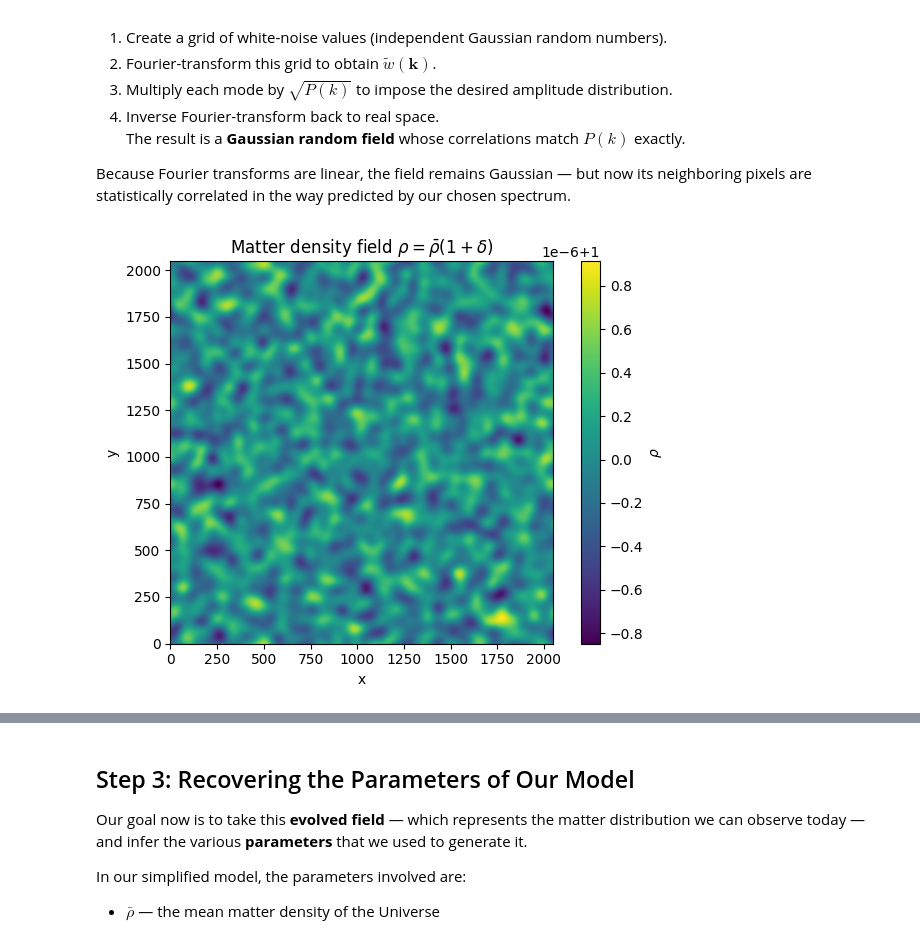
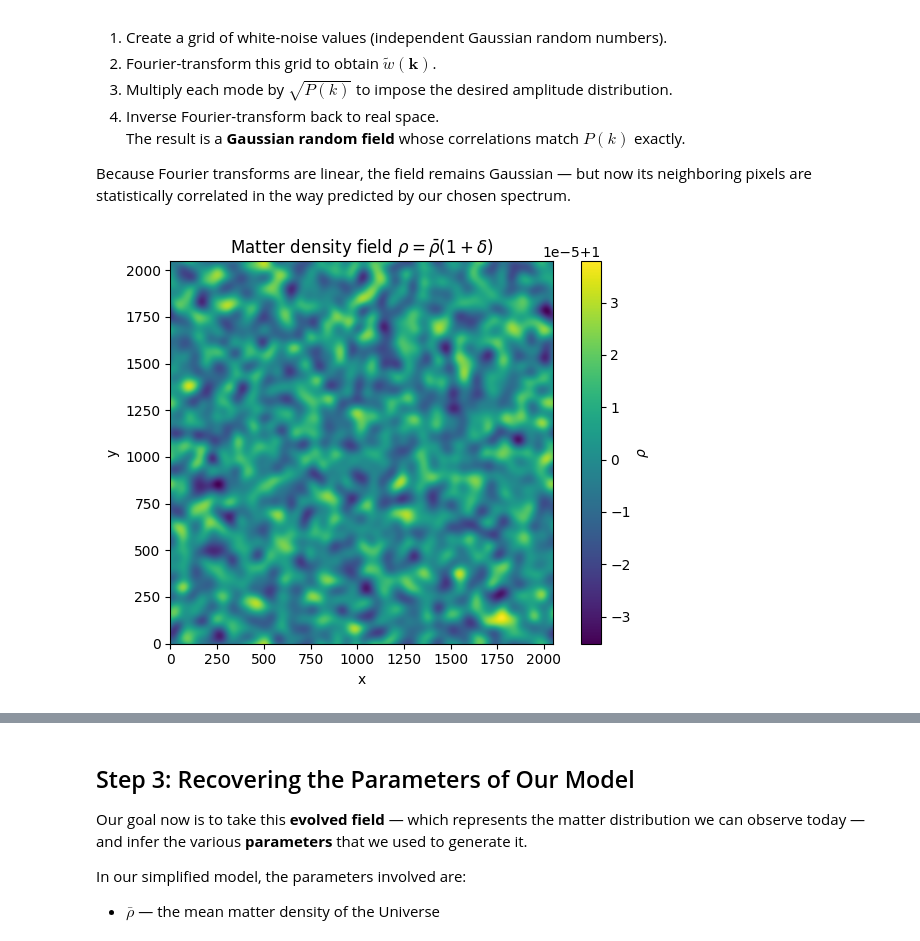
Before and after one commit to Joletaxi19/thesis-desi-cmb-fli, a Jupyter notebook: notebooks/FLI_introduction.ipynb, the cells around one changed output, grey strips where cells are left out. Drawn from its saved outputs; the diff is of its cells as text; code cells hidden in the pictures.

```diff
--- a/notebooks/FLI_introduction.ipynb
+++ b/notebooks/FLI_introduction.ipynb
@@ -153,7 +153,7 @@ import numpy as np
 # ---------------- Parameters ----------------
 L = 1.0  # length of the box side (arbitrary units)
 N = 2048  # number of grid points
-rng = np.random.default_rng(4042)
+rng = np.random.default_rng(4042) # random number generator
 
 # Matter field parameters
 sigma_delta_ini = 1e-5  # standard deviation of initial density contrast δ_ini at z=1000
@@ -166,39 +166,39 @@ A, n, k_c = 1.0, 0.96, 10 * k0  # amplitude, spectral index, cutoff scale
 # ---------------- Fourier grid ----------------
 kx = 2 * np.pi * np.fft.fftfreq(N, d=L / N)
 ky = 2 * np.pi * np.fft.fftfreq(N, d=L / N)
 KX, KY = np.meshgrid(kx, ky, indexing="xy")
 K = np.sqrt(KX**2 + KY**2)
 
 
 def Pk(k, A, n, k_c, L):
     """Toy isotropic power spectrum"""
     k0 = 2 * np.pi / L
     with np.errstate(divide="ignore", invalid="ignore"):
         tilt = np.where(k > 0.0, (k / k0) ** n, 0.0)
     return A * tilt * np.exp(-(k**2) / k_c**2)
 
-
-Pk_grid = sigma_delta_ini**2 * Pk(K, A, n, k_c, L)
-
 # -------- Generate the initial density field -------
 white_noise = rng.normal(size=(N, N))
 Wk = np.fft.fft2(white_noise)
-delta_k = np.sqrt(Pk_grid) * Wk
+delta_k = np.sqrt(Pk(K, A, n, k_c, L)) * Wk
 delta_ini = np.fft.ifft2(delta_k).real
 
-# Convert to density field ρ(x) = ρ̄ (1 + δ)
+# Normalize to desired stddev
+delta_ini *= sigma_delta_ini / np.std(delta_ini)
+
+# Convert to density field
 rho_field = rho_bar * (1 + delta_ini)
 
 # ---------------- Visualization ----------------
 im1 = plt.imshow(rho_field, origin="lower", cmap="viridis")
 plt.title(r"Matter density field $\rho = \bar{\rho}(1+\delta)$")
 plt.colorbar(im1, label=r"$\rho$")
 plt.xlabel("x")
 plt.ylabel("y")
 plt.tight_layout()
 plt.show()
 # %% [output]
-[figure, old version]
+[figure, new version]
 # %% [markdown]
 ## Step 2: Gravitational Evolution of the Matter Field
 
```
Also changed, not shown: parts of 3 cells of this notebook.
